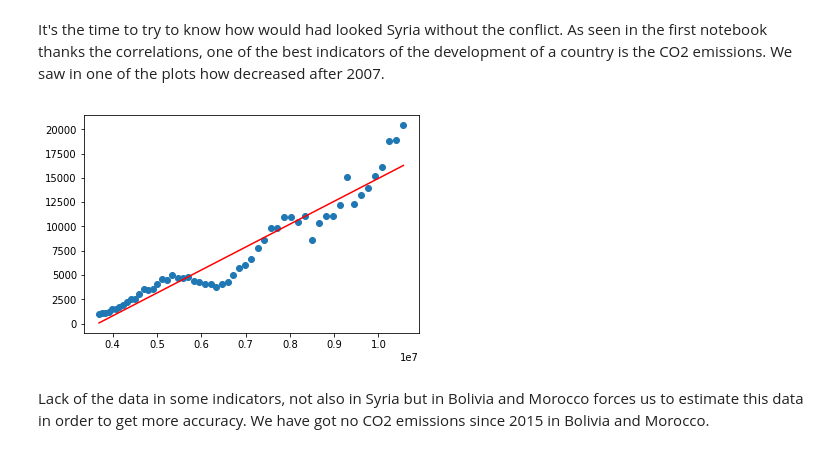
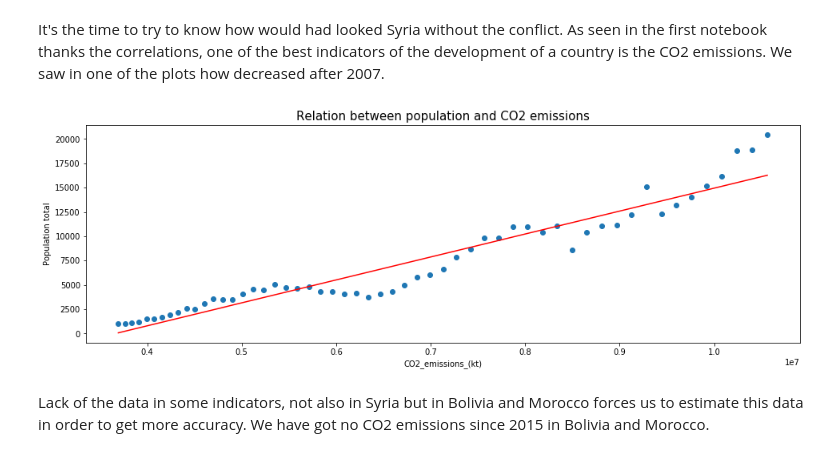
Before and after one commit to VicenteMolina/what-would-have-happened-if, a Jupyter notebook: LinearRegressions.ipynb, the cells around one changed output. Saved outputs shown, nothing was run; the diff lists cells and outputs as text; code cells hidden in the pictures.

```diff
--- a/LinearRegressions.ipynb
+++ b/LinearRegressions.ipynb
@@ -22,17 +22,23 @@ df_syria = pd.read_csv('C:/Users/Usuario/Desktop/TFM/syria_clean.csv', index_col
 # %%
 df_bolivia_subset = df_bolivia.dropna(subset=["Population_total", "CO2_emissions_(kt)"])
 # %%
+plt.figure(figsize=(16,5))
 x = df_bolivia_subset["Population_total"]
 y = df_bolivia_subset["CO2_emissions_(kt)"]
 
 plt.scatter(x, y)
 
 plt.plot(np.unique(x),
          np.poly1d(np.polyfit(x, y, 1))(np.unique(x)),
          color='red')
+
+plt.ylabel("Population total")
+plt.xlabel("CO2_emissions_(kt)")
+plt.title("Relation between population and CO2 emissions", fontsize = 15)
+
 plt.show()
 # %% [output]
-[figure, old version]
+[figure, new version]
 # %% [markdown]
 Lack of the data in some indicators, not also in Syria but in Bolivia and Morocco forces us to estimate this data in order to get more accuracy. We have got no CO2 emissions since 2015 in Bolivia and Morocco.
 # %% [markdown]
```
Also changed, not shown: parts of 18 cells of this notebook.
